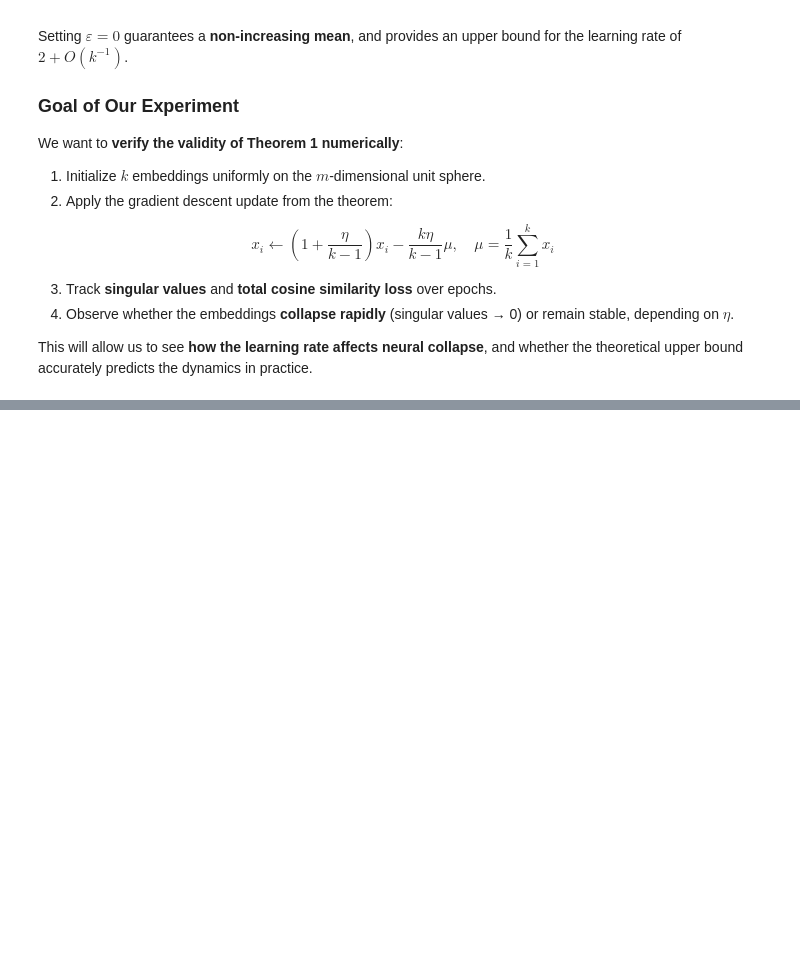
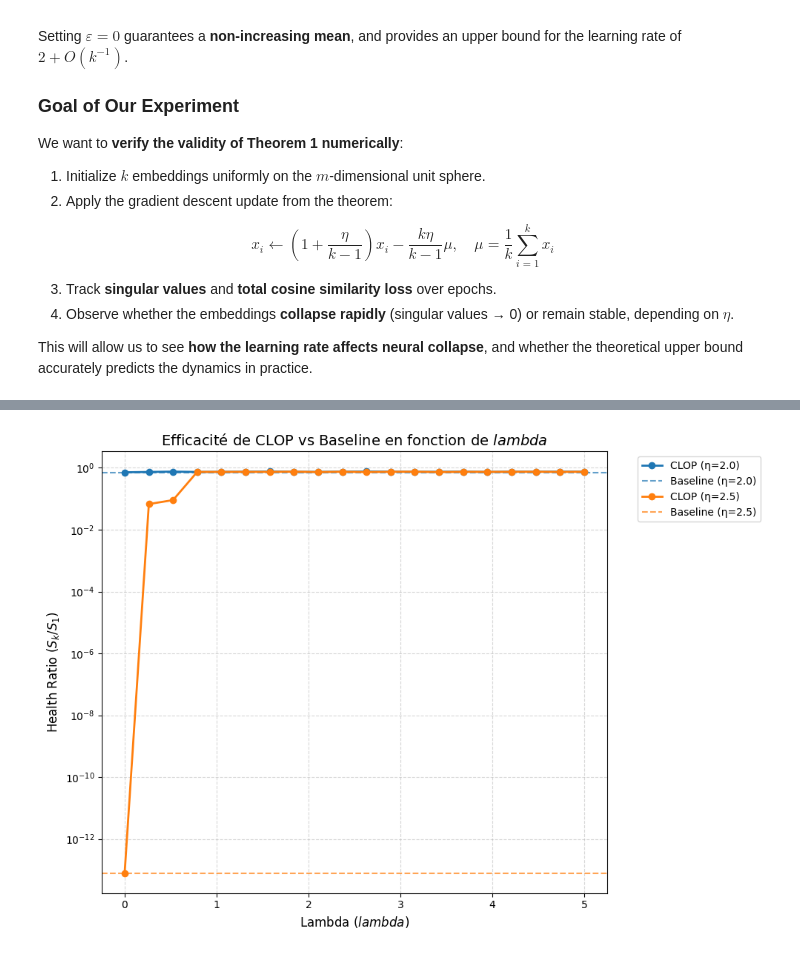
Before and after one commit to elgouijf/Contrastive_Learning_Dimensional_Collapse, a Jupyter notebook: CLOP.ipynb, the cells around one changed output, grey strips where cells are left out. Cells and saved outputs as stored; diff of their text form; code cells hidden in the pictures; blank space fills up the shorter version.

```diff
--- a/CLOP.ipynb
+++ b/CLOP.ipynb
@@ -368,0 +1167,52 @@ These results provide a clear demonstration of how embeddings evolve toward a **
+# %%
+# ---------------------
+# Lambda sweep experiment
+# ---------------------
+
+lambdas = np.linspace(0, 5, 20)
+etas_to_test = [2.0, 2.5]
+colors = ['tab:blue', 'tab:orange'] # Bleu pour eta=2, Orange pour eta=4
+
+plt.figure(figsize=(10, 7))
+
+for i, eta_val in enumerate(etas_to_test):
+    # 1. Calculer la Baseline (Une seule fois par valeur de eta)
+    # simulate_collapse renvoie l'historique des S_vals
+    baseline_history = simulate_collapse(X0, eta_val, epochs)[0]
+    baseline_final_sv = baseline_history[-1]
+    baseline_ratio = baseline_final_sv[-1] / (baseline_final_sv[0] + 1e-12)
+
+    ratios_clop = []
+
+    # 2. Sweep sur Lambda pour ce eta spécifique
+    for lam in lambdas:
+        # simulate_clop renvoie (sv_history, X, C, labeled_idx, labels)
+        # On ne récupère que le premier élément (l'historique SVD)
+        sv_history = simulate_clop(X0, eta_val, epochs, lam, labeled_frac)[0]
+        final_sv = sv_history[-1]
+
+        ratio = final_sv[-1] / (final_sv[0] + 1e-12)
+        ratios_clop.append(ratio)
+
+    # --- Plotting ---
+    current_color = colors[i]
+
+    # Courbe CLOP (Solide avec marqueurs)
+    plt.plot(lambdas, ratios_clop, 'o-', color=current_color, linewidth=2,
+             label=f"CLOP (η={eta_val})")
+
+    # Ligne Baseline (Pointillée horizontale)
+    plt.axhline(y=baseline_ratio, color=current_color, linestyle='--',
+                alpha=0.7, label=f"Baseline (η={eta_val})")
+
+# Configuration du graphique
+plt.yscale('log') # Indispensable pour voir les ordres de grandeur du collapse
+plt.xlabel("Lambda ($lambda$)", fontsize=12)
+plt.ylabel("Health Ratio ($S_{k} / S_{1}$)", fontsize=12)
+plt.title("Efficacité de CLOP vs Baseline en fonction de $lambda$", fontsize=14)
+plt.legend(bbox_to_anchor=(1.05, 1), loc='upper left') # Légende à l'extérieur
+plt.grid(True, which="both", ls="--", alpha=0.5)
+plt.tight_layout()
+plt.show()
+# %% [output]
+[figure, added]
```
Also changed, not shown: parts of 28 cells of this notebook.
